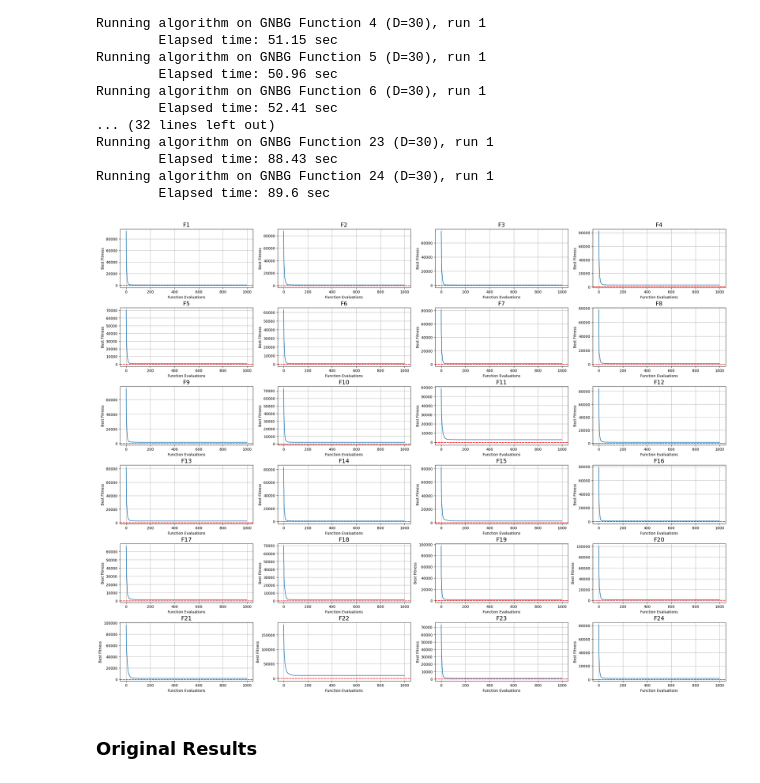
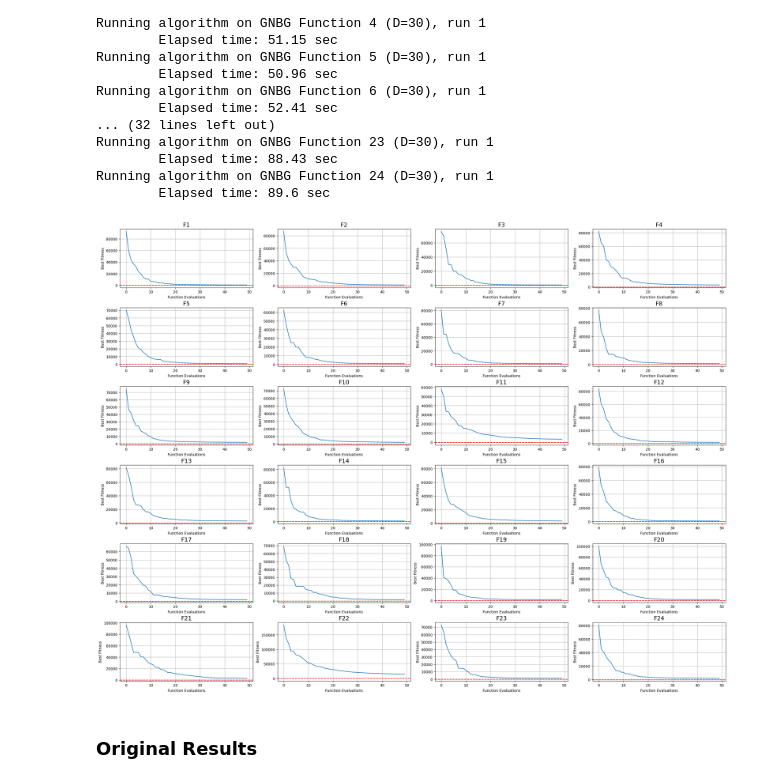
Before and after one commit to suboty/populationes, a Jupyter notebook: l_srtde/L-SRTDE.ipynb, the cells around one changed output. Saved outputs shown, nothing was run; the diff lists cells and outputs as text; code cells hidden in the pictures.

```diff
--- a/l_srtde/L-SRTDE.ipynb
+++ b/l_srtde/L-SRTDE.ipynb
@@ -775,31 +775,32 @@ Running algorithm on GNBG Function 24 (D=30), run 1
 # %%
 is_need_log = False
 
 fig = plt.figure(figsize=(24, 18), constrained_layout=True)
 gs = fig.add_gridspec(6, 4)
+limit = 50
 
 # Визуализация
 for func_num in range(1, max_n_funcs + 1):
     row = (func_num - 1) // 4
     col = (func_num - 1) % 4
     ax = fig.add_subplot(gs[row, col])
     for run in range(total_n_runs):
         if is_need_log:
-            ax.semilogy(res[func_num - 1, run, :-1], label=f"Run {run+1}")
+            ax.semilogy(res[func_num - 1, run, :limit], label=f"Run {run+1}")
         else:
-            ax.plot(res[func_num - 1, run, :-1], label=f"Run {run+1}")
+            ax.plot(res[func_num - 1, run, :limit], label=f"Run {run+1}")
     ax.set_title(f"F{func_num}", fontsize=16)
     ax.set_xlabel("Function Evaluations")
     ax.set_ylabel("Best Fitness")
 
     ax.axhline(y=fopt, color='red', linestyle='--')
 
     ax.grid(True)
 
 plt.savefig('python_l_strde_on_gnbg.png')
 plt.show()
 # %% [output]
-[figure, old version]
+[figure, new version]
 # %% [markdown]
 ### Original Results
 # %%
```
